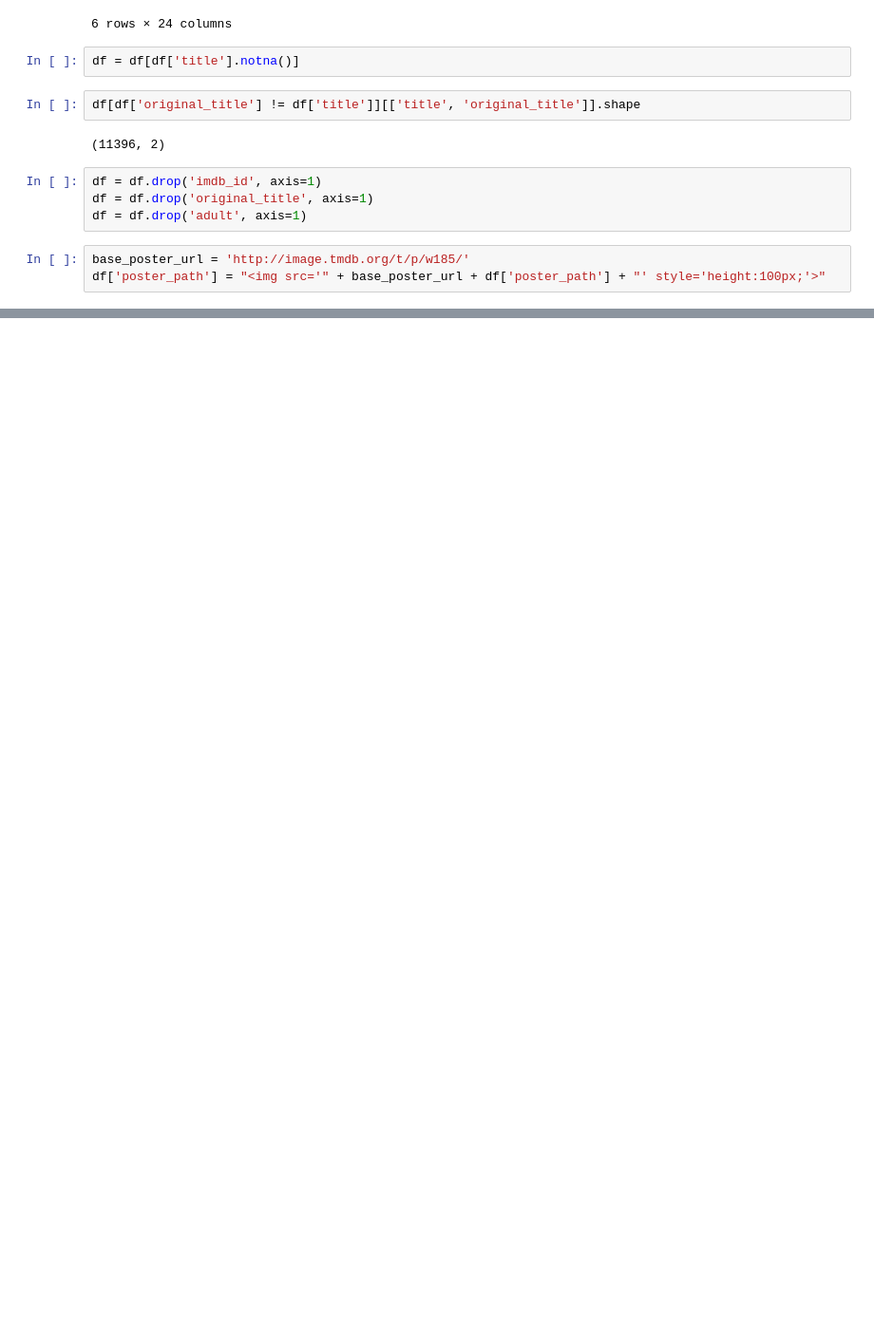
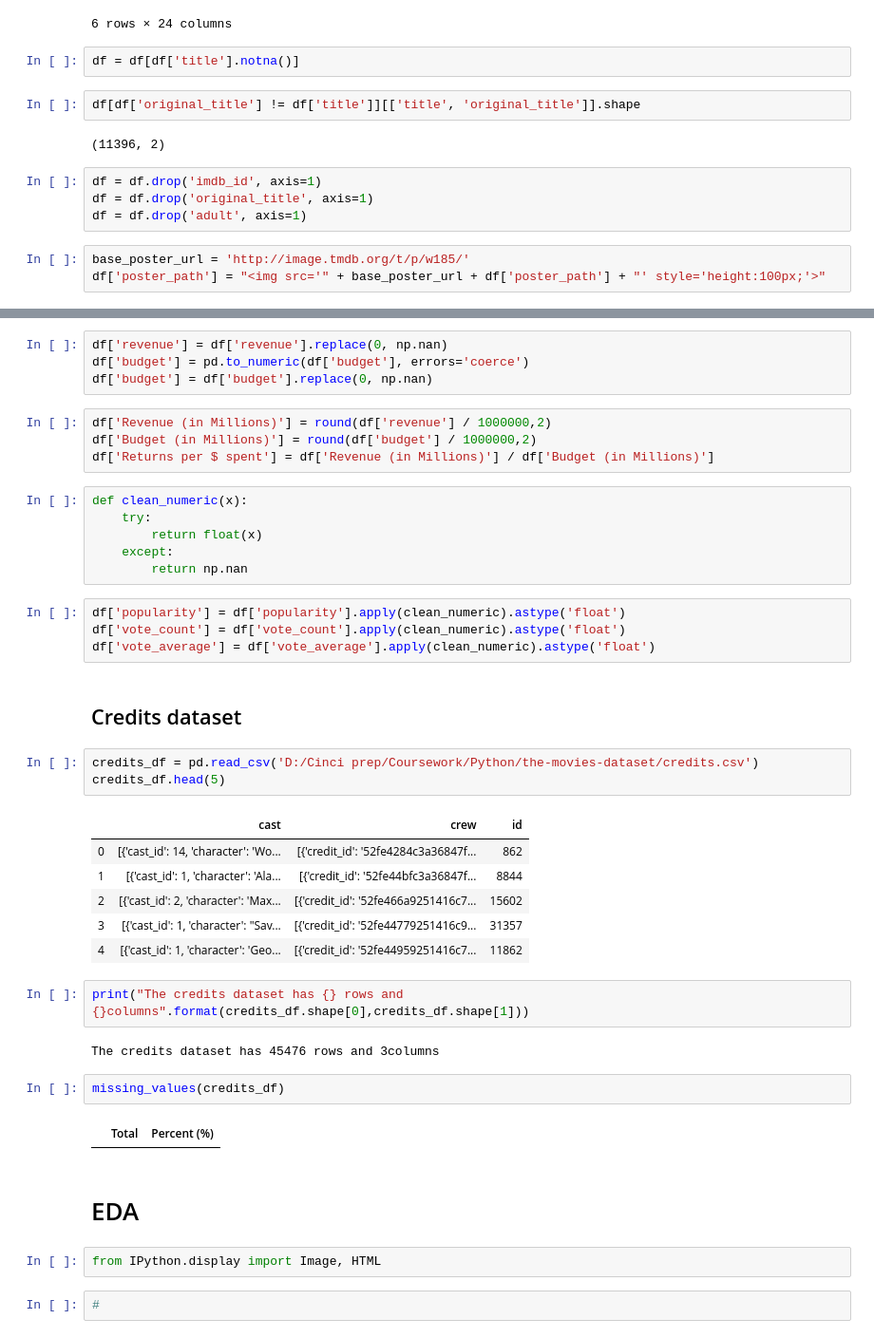
Before and after one commit to sanjay033/Movie-Recommendation, a Jupyter notebook: Movie Recommendation Engine.ipynb, the cells around one changed output, grey strips where cells are left out. Shown at 95% size. Drawn from its saved outputs; the diff is of its cells as text; blank space fills up the shorter version.

```diff
--- a/Movie Recommendation Engine.ipynb
+++ b/Movie Recommendation Engine.ipynb
@@ -127,0 +139,44 @@ The final dataset has 45460 rows and 21columns
+# %%
+df['revenue'] = df['revenue'].replace(0, np.nan)
+df['budget'] = pd.to_numeric(df['budget'], errors='coerce')
+df['budget'] = df['budget'].replace(0, np.nan)
+# %%
+df['Revenue (in Millions)'] = round(df['revenue'] / 1000000,2)
+df['Budget (in Millions)'] = round(df['budget'] / 1000000,2)
+df['Returns per $ spent'] = df['Revenue (in Millions)'] / df['Budget (in Millions)']
+# %%
+def clean_numeric(x):
+    try:
+        return float(x)
+    except:
+        return np.nan
+# %%
+df['popularity'] = df['popularity'].apply(clean_numeric).astype('float')
+df['vote_count'] = df['vote_count'].apply(clean_numeric).astype('float')
+df['vote_average'] = df['vote_average'].apply(clean_numeric).astype('float')
+# %% [markdown]
+## Credits dataset
+# %%
+credits_df = pd.read_csv('D:/Cinci prep/Coursework/Python/the-movies-dataset/credits.csv')
+credits_df.head(5)
+# %% [output]
+|  | cast | crew | id |
+| 0 | [{'cast_id': 14, 'character': 'Wo... | [{'credit_id': '52fe4284c3a36847f... | 862 |
+| 1 | [{'cast_id': 1, 'character': 'Ala... | [{'credit_id': '52fe44bfc3a36847f... | 8844 |
+| 2 | [{'cast_id': 2, 'character': 'Max... | [{'credit_id': '52fe466a9251416c7... | 15602 |
+| 3 | [{'cast_id': 1, 'character': "Sav... | [{'credit_id': '52fe44779251416c9... | 31357 |
+| 4 | [{'cast_id': 1, 'character': 'Geo... | [{'credit_id': '52fe44959251416c7... | 11862 |
+# %%
+print("The credits dataset has {} rows and {}columns".format(credits_df.shape[0],credits_df.shape[1]))
+# %% [output]
+The credits dataset has 45476 rows and 3columns
+# %%
+missing_values(credits_df)
+# %% [output]
+|  | Total | Percent (%) |
+# %% [markdown]
+# EDA
+# %%
+from IPython.display import Image, HTML
+# %%
+#
```
Also changed, not shown: parts of 14 cells of this notebook.
